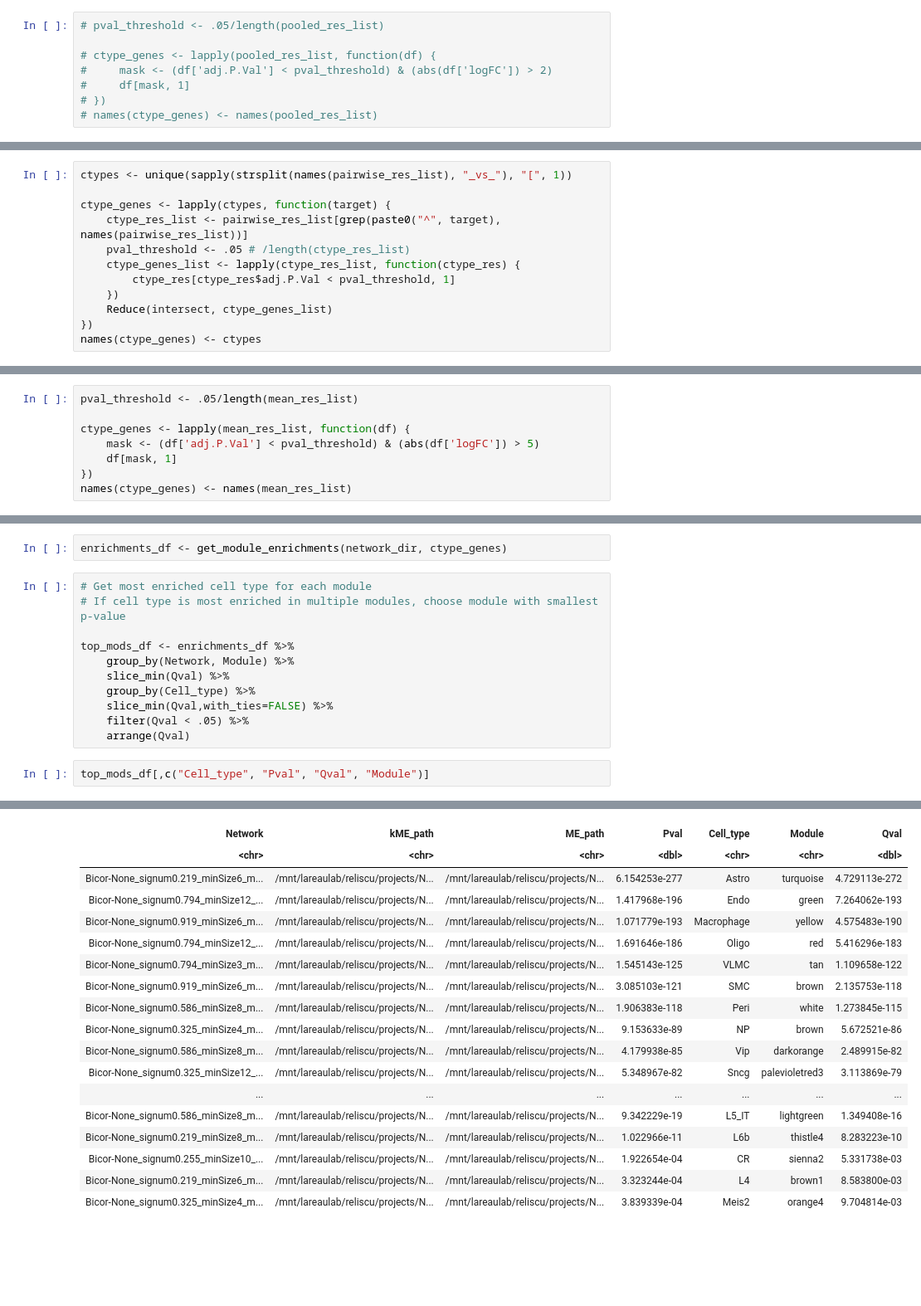
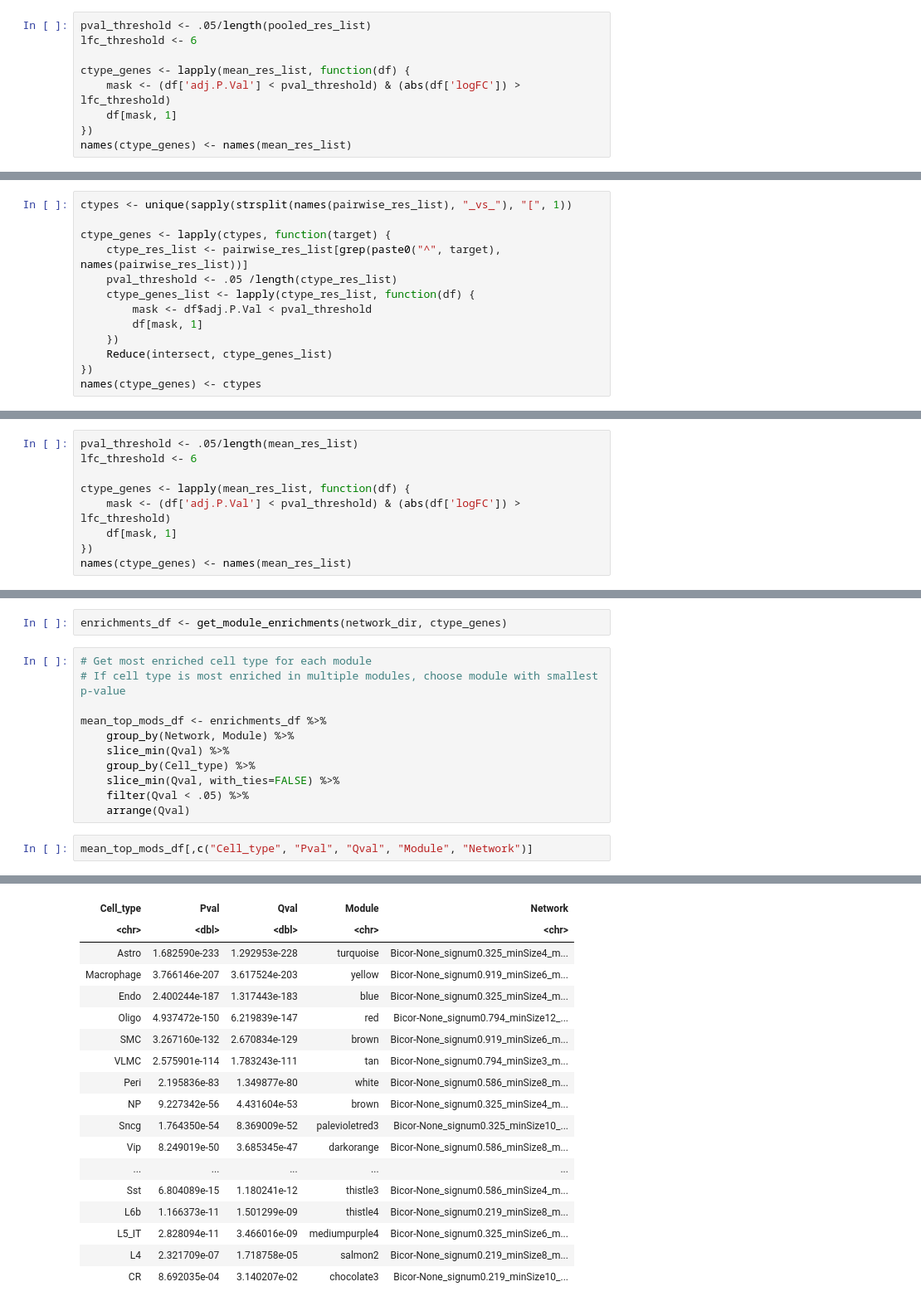
Before and after one commit to reliscu/pseudobulk_splicing_tasic_2018_mouse_ALM, a Jupyter notebook: 07_get_module_enrichments.ipynb, the cells around one changed output, grey strips where cells are left out. Shown: that part at 83% size. Drawn from its saved outputs; the diff is of its cells as text; blank space fills up the shorter version.

Commit message:
getting enrichments from DE genes

```diff
--- a/07_get_module_enrichments.ipynb
+++ b/07_get_module_enrichments.ipynb
@@ -81,11 +81,12 @@ get_module_enrichments <- function(network_dir, ctype_genes, mod_def="PosFDR") {
 # %%
 # pooled_res_list <- readRDS("data/tasic_2018_ALM_STAR_donor_cell_type_pseudobulk_1_vs_pooled_DE_genes_dream.RDS")
 # %%
-# pval_threshold <- .05/length(pooled_res_list)
+pval_threshold <- .05/length(pooled_res_list)
+lfc_threshold <- 6
 
-# ctype_genes <- lapply(pooled_res_list, function(df) {
-#     mask <- (df['adj.P.Val'] < pval_threshold) & (abs(df['logFC']) > 2)
-#     df[mask, 1]
-# })
-# names(ctype_genes) <- names(pooled_res_list)
+ctype_genes <- lapply(mean_res_list, function(df) {
+    mask <- (df['adj.P.Val'] < pval_threshold) & (abs(df['logFC']) > lfc_threshold)
+    df[mask, 1]
+})
+names(ctype_genes) <- names(mean_res_list)
 # %%
@@ -122,9 +115,10 @@ ctypes <- unique(sapply(strsplit(names(pairwise_res_list), "_vs_"), "[", 1))
 
 ctype_genes <- lapply(ctypes, function(target) {
     ctype_res_list <- pairwise_res_list[grep(paste0("^", target), names(pairwise_res_list))]
-    pval_threshold <- .05 # /length(ctype_res_list)
-    ctype_genes_list <- lapply(ctype_res_list, function(ctype_res) {
-        ctype_res[ctype_res$adj.P.Val < pval_threshold, 1]
+    pval_threshold <- .05 /length(ctype_res_list)
+    ctype_genes_list <- lapply(ctype_res_list, function(df) {
+        mask <- df$adj.P.Val < pval_threshold
+        df[mask, 1]
     })
     Reduce(intersect, ctype_genes_list)
 })
@@ -195,9 +188,10 @@ A grouped_df: 17 × 4
 mean_res_list <- readRDS("data/tasic_2018_ALM_STAR_donor_cell_type_pseudobulk_1_vs_meanOthers_DE_genes_dream.RDS")
 # %%
 pval_threshold <- .05/length(mean_res_list)
+lfc_threshold <- 6
 
 ctype_genes <- lapply(mean_res_list, function(df) {
-    mask <- (df['adj.P.Val'] < pval_threshold) & (abs(df['logFC']) > 5)
+    mask <- (df['adj.P.Val'] < pval_threshold) & (abs(df['logFC']) > lfc_threshold)
     df[mask, 1]
 })
 names(ctype_genes) <- names(mean_res_list)
@@ -207,13 +223,13 @@ enrichments_df <- get_module_enrichments(network_dir, ctype_genes)
 # Get most enriched cell type for each module
 # If cell type is most enriched in multiple modules, choose module with smallest p-value
 
-top_mods_df <- enrichments_df %>%
+mean_top_mods_df <- enrichments_df %>%
     group_by(Network, Module) %>%
     slice_min(Qval) %>%
     group_by(Cell_type) %>%
-    slice_min(Qval,with_ties=FALSE) %>%
+    slice_min(Qval, with_ties=FALSE) %>%
     filter(Qval < .05) %>%
     arrange(Qval)
 # %%
-top_mods_df[,c("Cell_type", "Pval", "Qval", "Module")]
+mean_top_mods_df[,c("Cell_type", "Pval", "Qval", "Module", "Network")]
 # %% [output]
@@ -221,18 +237,18 @@ A grouped_df: 23 × 7
-| Network | kME_path | ME_path | Pval | Cell_type | Module | Qval |
-| <chr> | <chr> | <chr> | <dbl> | <chr> | <chr> | <dbl> |
-| Bicor-None_signum0.219_minSize6_m... | /mnt/lareaulab/reliscu/projects/N... | /mnt/lareaulab/reliscu/projects/N... | 6.154253e-277 | Astro | turquoise | 4.729113e-272 |
-| Bicor-None_signum0.794_minSize12_... | /mnt/lareaulab/reliscu/projects/N... | /mnt/lareaulab/reliscu/projects/N... | 1.417968e-196 | Endo | green | 7.264062e-193 |
-| Bicor-None_signum0.919_minSize6_m... | /mnt/lareaulab/reliscu/projects/N... | /mnt/lareaulab/reliscu/projects/N... | 1.071779e-193 | Macrophage | yellow | 4.575483e-190 |
-| Bicor-None_signum0.794_minSize12_... | /mnt/lareaulab/reliscu/projects/N... | /mnt/lareaulab/reliscu/projects/N... | 1.691646e-186 | Oligo | red | 5.416296e-183 |
-| Bicor-None_signum0.794_minSize3_m... | /mnt/lareaulab/reliscu/projects/N... | /mnt/lareaulab/reliscu/projects/N... | 1.545143e-125 | VLMC | tan | 1.109658e-122 |
-| Bicor-None_signum0.919_minSize6_m... | /mnt/lareaulab/reliscu/projects/N... | /mnt/lareaulab/reliscu/projects/N... | 3.085103e-121 | SMC | brown | 2.135753e-118 |
-| Bicor-None_signum0.586_minSize8_m... | /mnt/lareaulab/reliscu/projects/N... | /mnt/lareaulab/reliscu/projects/N... | 1.906383e-118 | Peri | white | 1.273845e-115 |
-| Bicor-None_signum0.325_minSize4_m... | /mnt/lareaulab/reliscu/projects/N... | /mnt/lareaulab/reliscu/projects/N... | 9.153633e-89 | NP | brown | 5.672521e-86 |
-| Bicor-None_signum0.586_minSize8_m... | /mnt/lareaulab/reliscu/projects/N... | /mnt/lareaulab/reliscu/projects/N... | 4.179938e-85 | Vip | darkorange | 2.489915e-82 |
-| Bicor-None_signum0.325_minSize12_... | /mnt/lareaulab/reliscu/projects/N... | /mnt/lareaulab/reliscu/projects/N... | 5.348967e-82 | Sncg | palevioletred3 | 3.113869e-79 |
-| ... | ... | ... | ... | ... | ... | ... |
-| Bicor-None_signum0.586_minSize8_m... | /mnt/lareaulab/reliscu/projects/N... | /mnt/lareaulab/reliscu/projects/N... | 9.342229e-19 | L5_IT | lightgreen | 1.349408e-16 |
-| Bicor-None_signum0.219_minSize8_m... | /mnt/lareaulab/reliscu/projects/N... | /mnt/lareaulab/reliscu/projects/N... | 1.022966e-11 | L6b | thistle4 | 8.283223e-10 |
-| Bicor-None_signum0.255_minSize10_... | /mnt/lareaulab/reliscu/projects/N... | /mnt/lareaulab/reliscu/projects/N... | 1.922654e-04 | CR | sienna2 | 5.331738e-03 |
-| Bicor-None_signum0.219_minSize6_m... | /mnt/lareaulab/reliscu/projects/N... | /mnt/lareaulab/reliscu/projects/N... | 3.323244e-04 | L4 | brown1 | 8.583800e-03 |
-| Bicor-None_signum0.325_minSize4_m... | /mnt/lareaulab/reliscu/projects/N... | /mnt/lareaulab/reliscu/projects/N... | 3.839339e-04 | Meis2 | orange4 | 9.704814e-03 |
+| Cell_type | Pval | Qval | Module | Network |
+| <chr> | <dbl> | <dbl> | <chr> | <chr> |
+| Astro | 1.682590e-233 | 1.292953e-228 | turquoise | Bicor-None_signum0.325_minSize4_m... |
+| Macrophage | 3.766146e-207 | 3.617524e-203 | yellow | Bicor-None_signum0.919_minSize6_m... |
+| Endo | 2.400244e-187 | 1.317443e-183 | blue | Bicor-None_signum0.325_minSize4_m... |
+| Oligo | 4.937472e-150 | 6.219839e-147 | red | Bicor-None_signum0.794_minSize12_... |
+| SMC | 3.267160e-132 | 2.670834e-129 | brown | Bicor-None_signum0.919_minSize6_m... |
+| VLMC | 2.575901e-114 | 1.783243e-111 | tan | Bicor-None_signum0.794_minSize3_m... |
+| Peri | 2.195836e-83 | 1.349877e-80 | white | Bicor-None_signum0.586_minSize8_m... |
+| NP | 9.227342e-56 | 4.431604e-53 | brown | Bicor-None_signum0.325_minSize4_m... |
+| Sncg | 1.764350e-54 | 8.369009e-52 | palevioletred3 | Bicor-None_signum0.325_minSize10_... |
+| Vip | 8.249019e-50 | 3.685345e-47 | darkorange | Bicor-None_signum0.586_minSize8_m... |
+| ... | ... | ... | ... | ... |
+| Sst | 6.804089e-15 | 1.180241e-12 | thistle3 | Bicor-None_signum0.586_minSize4_m... |
+| L6b | 1.166373e-11 | 1.501299e-09 | thistle4 | Bicor-None_signum0.219_minSize8_m... |
+| L5_IT | 2.828094e-11 | 3.466016e-09 | mediumpurple4 | Bicor-None_signum0.325_minSize6_m... |
+| L4 | 2.321709e-07 | 1.718758e-05 | salmon2 | Bicor-None_signum0.219_minSize8_m... |
+| CR | 8.692035e-04 | 3.140207e-02 | chocolate3 | Bicor-None_signum0.219_minSize10_... |
```
Also changed, not shown: parts of 10 cells of this notebook.
